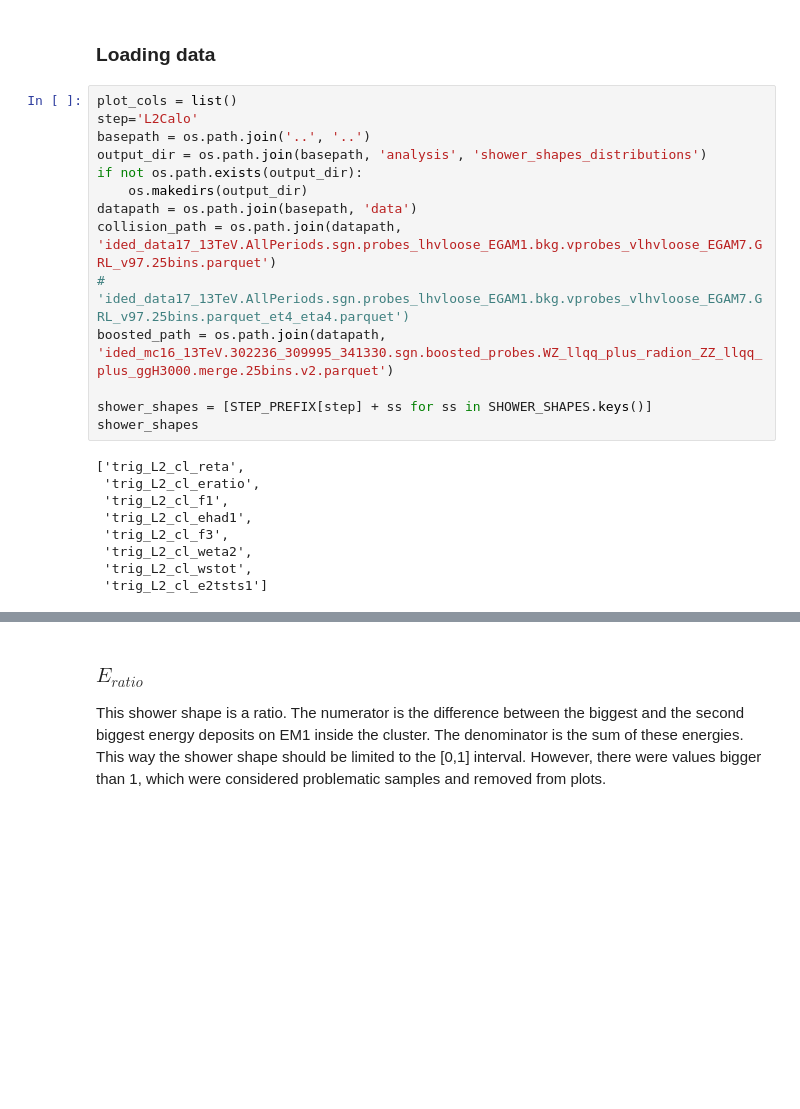
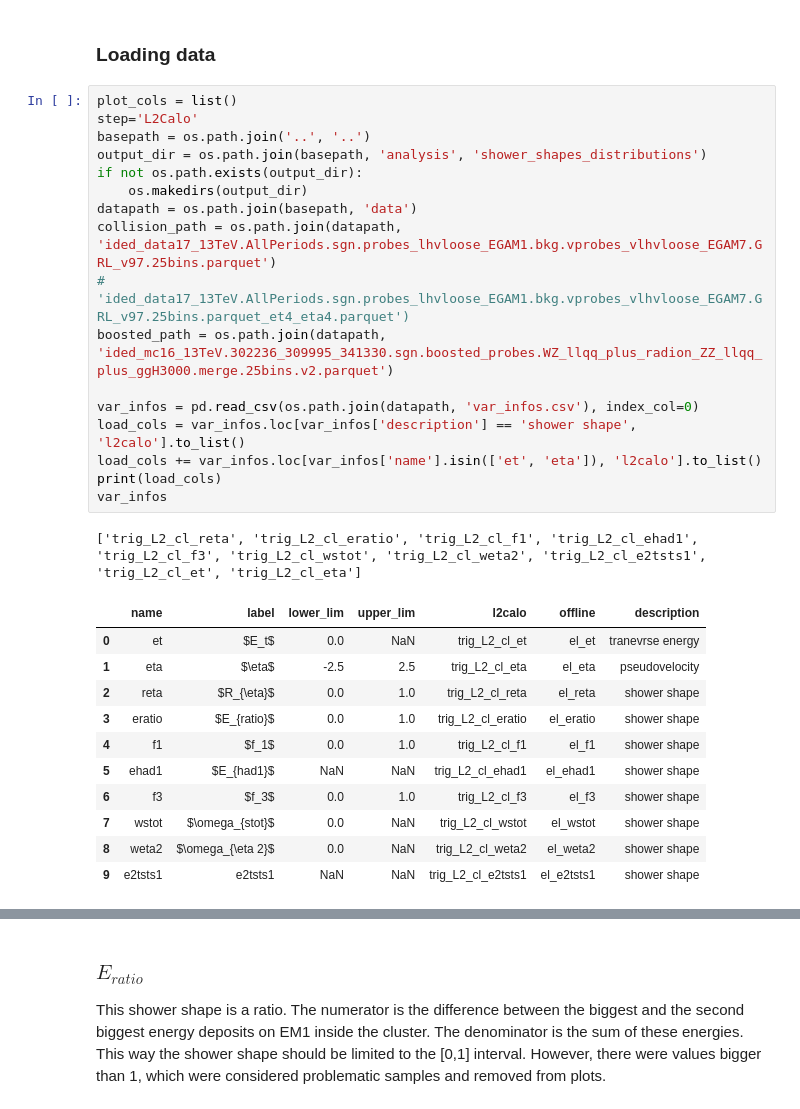
Before and after one commit to lucasbanunes/ringer, a Jupyter notebook: plots.ipynb, the cells around one changed output, grey strips where cells are left out. Saved outputs shown, nothing was run; the diff lists cells and outputs as text; blank space fills up the shorter version.

```diff
--- a/plots.ipynb
+++ b/plots.ipynb
@@ -114,24 +91,31 @@ def subsample_hist_df(hist_df, subsample, normalize=False):
 # %%
 plot_cols = list()
 step='L2Calo'
 basepath = os.path.join('..', '..')
 output_dir = os.path.join(basepath, 'analysis', 'shower_shapes_distributions')
 if not os.path.exists(output_dir):
     os.makedirs(output_dir)
 datapath = os.path.join(basepath, 'data')
 collision_path = os.path.join(datapath, 'ided_data17_13TeV.AllPeriods.sgn.probes_lhvloose_EGAM1.bkg.vprobes_vlhvloose_EGAM7.GRL_v97.25bins.parquet')
 #                              'ided_data17_13TeV.AllPeriods.sgn.probes_lhvloose_EGAM1.bkg.vprobes_vlhvloose_EGAM7.GRL_v97.25bins.parquet_et4_eta4.parquet')
 boosted_path = os.path.join(datapath, 'ided_mc16_13TeV.302236_309995_341330.sgn.boosted_probes.WZ_llqq_plus_radion_ZZ_llqq_plus_ggH3000.merge.25bins.v2.parquet')
 
-shower_shapes = [STEP_PREFIX[step] + ss for ss in SHOWER_SHAPES.keys()]
-shower_shapes
+var_infos = pd.read_csv(os.path.join(datapath, 'var_infos.csv'), index_col=0)
+load_cols = var_infos.loc[var_infos['description'] == 'shower shape', 'l2calo'].to_list()
+load_cols += var_infos.loc[var_infos['name'].isin(['et', 'eta']), 'l2calo'].to_list()
+print(load_cols)
+var_infos
 # %% [output]
-['trig_L2_cl_reta',
- 'trig_L2_cl_eratio',
- 'trig_L2_cl_f1',
- 'trig_L2_cl_ehad1',
- 'trig_L2_cl_f3',
- 'trig_L2_cl_weta2',
- 'trig_L2_cl_wstot',
- 'trig_L2_cl_e2tsts1']
+['trig_L2_cl_reta', 'trig_L2_cl_eratio', 'trig_L2_cl_f1', 'trig_L2_cl_ehad1', 'trig_L2_cl_f3', 'trig_L2_cl_wstot', 'trig_L2_cl_weta2', 'trig_L2_cl_e2tsts1', 'trig_L2_cl_et', 'trig_L2_cl_eta']
+|  | name | label | lower_lim | upper_lim | l2calo | offline | description |
+| 0 | et | $E_t$ | 0.0 | NaN | trig_L2_cl_et | el_et | tranevrse energy |
+| 1 | eta | $\eta$ | -2.5 | 2.5 | trig_L2_cl_eta | el_eta | pseudovelocity |
+| 2 | reta | $R_{\eta}$ | 0.0 | 1.0 | trig_L2_cl_reta | el_reta | shower shape |
+| 3 | eratio | $E_{ratio}$ | 0.0 | 1.0 | trig_L2_cl_eratio | el_eratio | shower shape |
+| 4 | f1 | $f_1$ | 0.0 | 1.0 | trig_L2_cl_f1 | el_f1 | shower shape |
+| 5 | ehad1 | $E_{had1}$ | NaN | NaN | trig_L2_cl_ehad1 | el_ehad1 | shower shape |
+| 6 | f3 | $f_3$ | 0.0 | 1.0 | trig_L2_cl_f3 | el_f3 | shower shape |
+| 7 | wstot | $\omega_{stot}$ | 0.0 | NaN | trig_L2_cl_wstot | el_wstot | shower shape |
+| 8 | weta2 | $\omega_{\eta 2}$ | 0.0 | NaN | trig_L2_cl_weta2 | el_weta2 | shower shape |
+| 9 | e2tsts1 | e2tsts1 | NaN | NaN | trig_L2_cl_e2tsts1 | el_e2tsts1 | shower shape |
 # %%
```
Also changed, not shown: parts of 22 cells of this notebook.
